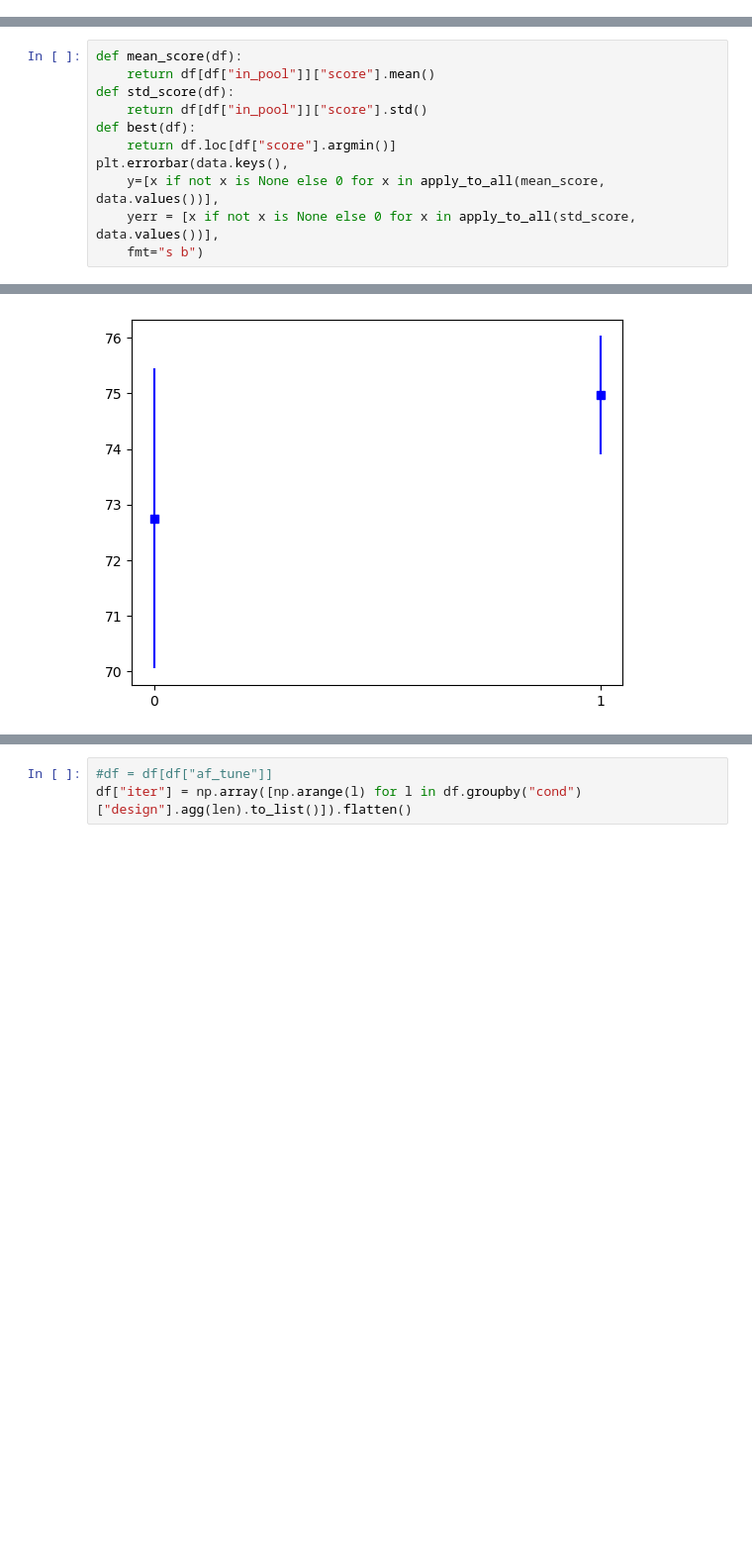
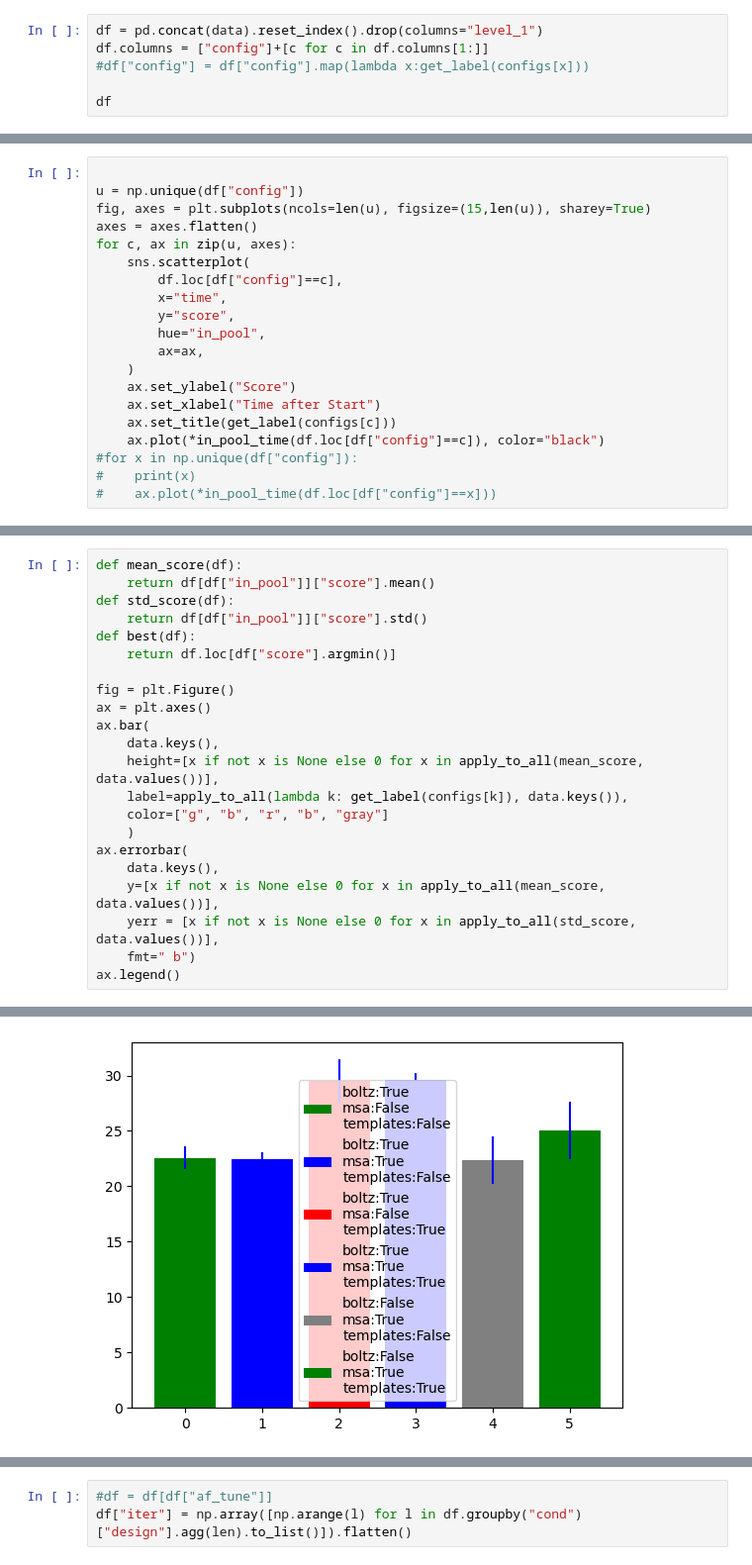
Before and after one commit to NTBiotech/flexcraft, a Jupyter notebook: notebooks/adapt/tuning_analysis.ipynb, the cells around one changed output, grey strips where cells are left out. Shown at 99% size. Saved outputs shown, nothing was run; the diff lists cells and outputs as text; blank space fills up the shorter version.

```diff
--- a/notebooks/adapt/tuning_analysis.ipynb
+++ b/notebooks/adapt/tuning_analysis.ipynb
@@ -58,0 +67,6 @@ data,configs
+# %%
+df = pd.concat(data).reset_index().drop(columns="level_1")
+df.columns = ["config"]+[c for c in df.columns[1:]]
+#df["config"] = df["config"].map(lambda x:get_label(configs[x]))
+
+df
@@ -58,0 +87,20 @@ data,configs
+# %%
+
+u = np.unique(df["config"])
+fig, axes = plt.subplots(ncols=len(u), figsize=(15,len(u)), sharey=True)
+axes = axes.flatten()
+for c, ax in zip(u, axes):
+    sns.scatterplot(
+        df.loc[df["config"]==c],
+        x="time",
+        y="score",
+        hue="in_pool",
+        ax=ax,
+    )
+    ax.set_ylabel("Score")
+    ax.set_xlabel("Time after Start")
+    ax.set_title(get_label(configs[c]))
+    ax.plot(*in_pool_time(df.loc[df["config"]==c]), color="black")
+#for x in np.unique(df["config"]):
+#    print(x)
+#    ax.plot(*in_pool_time(df.loc[df["config"]==x]))
@@ -125,8 +138,19 @@ def std_score(df):
     return df[df["in_pool"]]["score"].std()
 def best(df):
     return df.loc[df["score"].argmin()]
-plt.errorbar(data.keys(),
+
+fig = plt.Figure()
+ax = plt.axes()
+ax.bar(
+    data.keys(),
+    height=[x if not x is None else 0 for x in apply_to_all(mean_score, data.values())],
+    label=apply_to_all(lambda k: get_label(configs[k]), data.keys()),
+    color=["g", "b", "r", "b", "gray"]
+    )
+ax.errorbar(
+    data.keys(),
     y=[x if not x is None else 0 for x in apply_to_all(mean_score, data.values())],
     yerr = [x if not x is None else 0 for x in apply_to_all(std_score, data.values())],
-    fmt="s b")
+    fmt=" b")
+ax.legend()
 # %% [output]
@@ -134 +158 @@ plt.errorbar(data.keys(),
-[figure, old version]
+[figure, new version]
```
Also changed, not shown: parts of 22 cells of this notebook, 16 other files.
